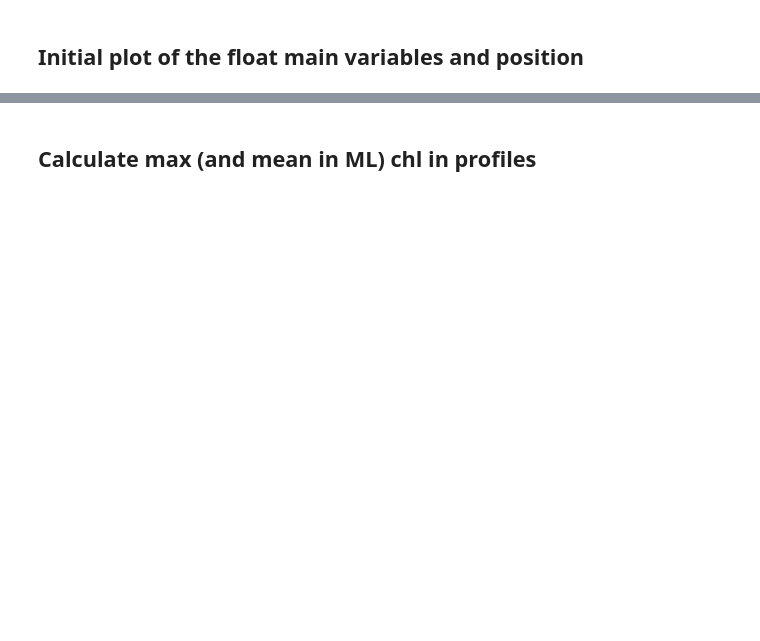
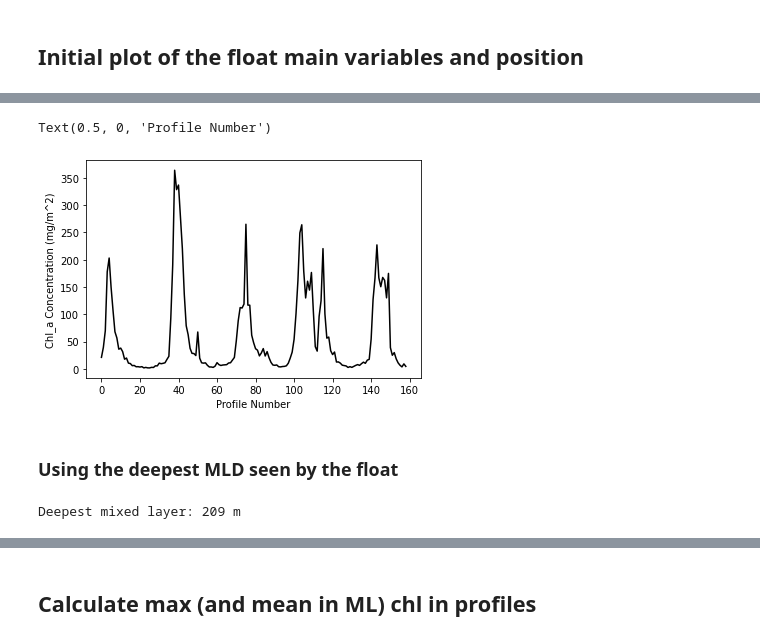
Before and after one commit to ClaraCDouglas/net_community_production, a Jupyter notebook: notebooks/FromBieito/UnderIceAnalysis.ipynb, the cells around one changed output, grey strips where cells are left out. Saved outputs shown, nothing was run; the diff lists cells and outputs as text; code cells hidden in the pictures; blank space fills up the shorter version.

```diff
--- a/notebooks/FromBieito/UnderIceAnalysis.ipynb
+++ b/notebooks/FromBieito/UnderIceAnalysis.ipynb
@@ -75,0 +69,12 @@ FLOAT.plots_map_main_variables(studyarea, shows = True, saves = False,  ylim=  (
+# %%
+# calculate the vertically integrated data column inventory using the composite trapezoidal rule
+def integrate(zi, data, depth_range):
+    n_profs = len(data)
+    zi_start = abs(zi - depth_range[0]).argmin() # find location of start depth
+    zi_end =  abs(zi - depth_range[1]).argmin() # find location of end depth
+    zi_struct = np.ones((n_profs, 1)) * zi[zi_start : zi_end] # add +1 to get the 200m value
+    data = data[:, zi_start : zi_end] # add +1 to get the 200m value
+    col_inv = []
+    for n in range(0, len(data)):
+        col_inv.append(np.trapz(data[n,:][~np.isnan(data[n,:])], zi_struct[n,:][~np.isnan(data[n,:])]))
+    return col_inv
@@ -75,0 +86,37 @@ FLOAT.plots_map_main_variables(studyarea, shows = True, saves = False,  ylim=  (
+# %%
+# Interpolate/get data set up
+zi = np.arange(0, 2005, 5) # 5 = 400 depth intervals between 0m to 2000m
+    #or zi=self.gr["depth"] #which = np.arange(0,2000+dz,dz)
+chl_int = FLOAT.gr["Chl_a"] # interpolated chl values across zi depth intervals for all profiles
+#print(chl_int.shape)
+#print(chl_int.T.shape)
+
+# Integrate chl - total chl in upper 200m
+upperlim=0
+lowerlim=200
+
+chl_intr200 = np.array(integrate(zi, chl_int.T, [upperlim, lowerlim])) # integrate interpolated nitrate values between 0m-200m
+#print(chl_intr200)
+#len(chl_intr200)
+# %%
+#Plot
+plt.figure()
+plt.plot(chl_intr200, c='black')
+plt.ylabel('Chl_a Concentration (mg/m^2)')
+plt.xlabel('Profile Number')
+# %% [output]
+Text(0.5, 0, 'Profile Number')
+[figure, added]
+# %% [markdown]
+### Using the deepest MLD seen by the float
+# %%
+# Integrate chl - total chl in upper ML - to deepest MLD seen by float
+upperlim=0
+lowerlim=np.nanmax(FLOAT.gr["mld"])
+print("Deepest mixed layer: %1.0f m"%(lowerlim))
+
+chl_intr_dMLD = np.array(integrate(zi, chl_int.T, [upperlim, lowerlim])) # integrate interpolated nitrate values between 0m-200m
+#print(chl_intr_dMLD)
+#len(chl_intr_dMLD)
+# %% [output]
+Deepest mixed layer: 209 m
```
Also changed, not shown: parts of 28 cells of this notebook, 3 other files.
